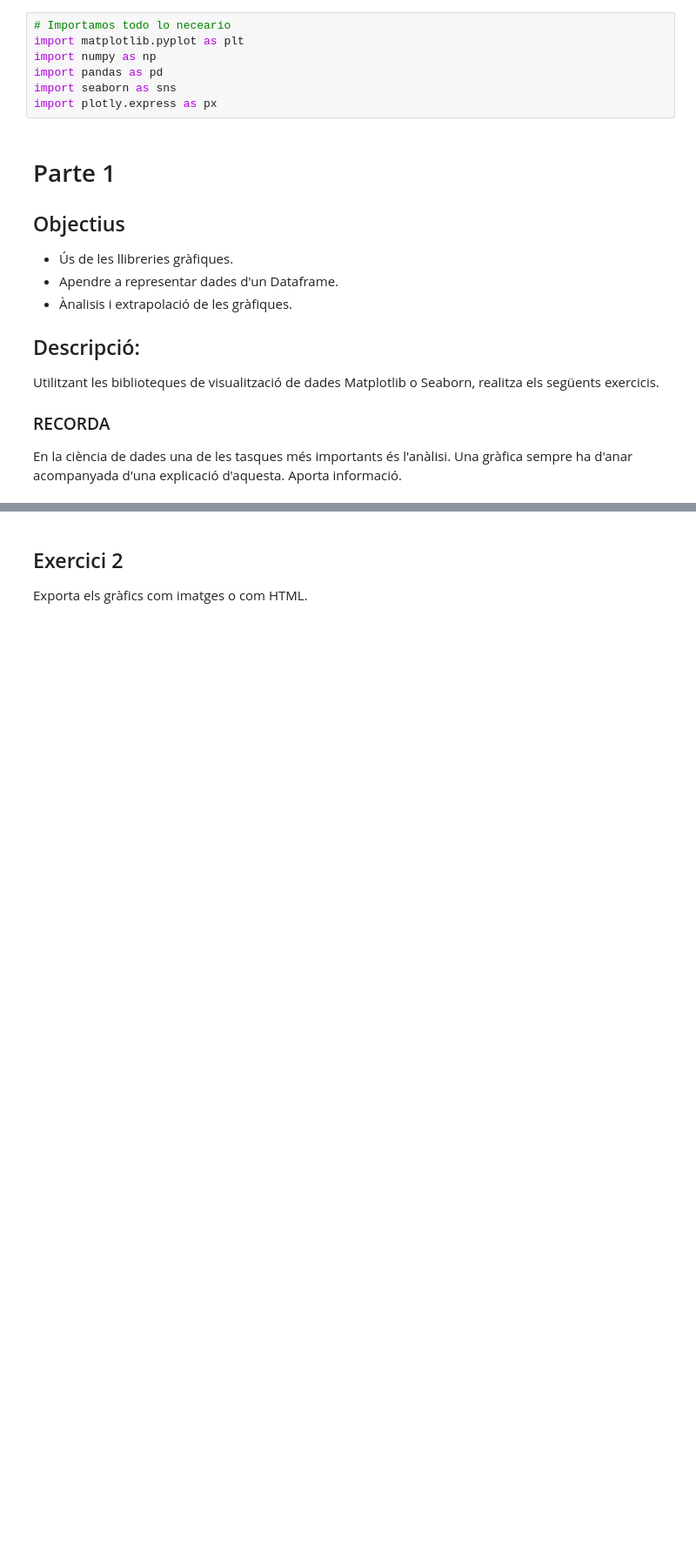
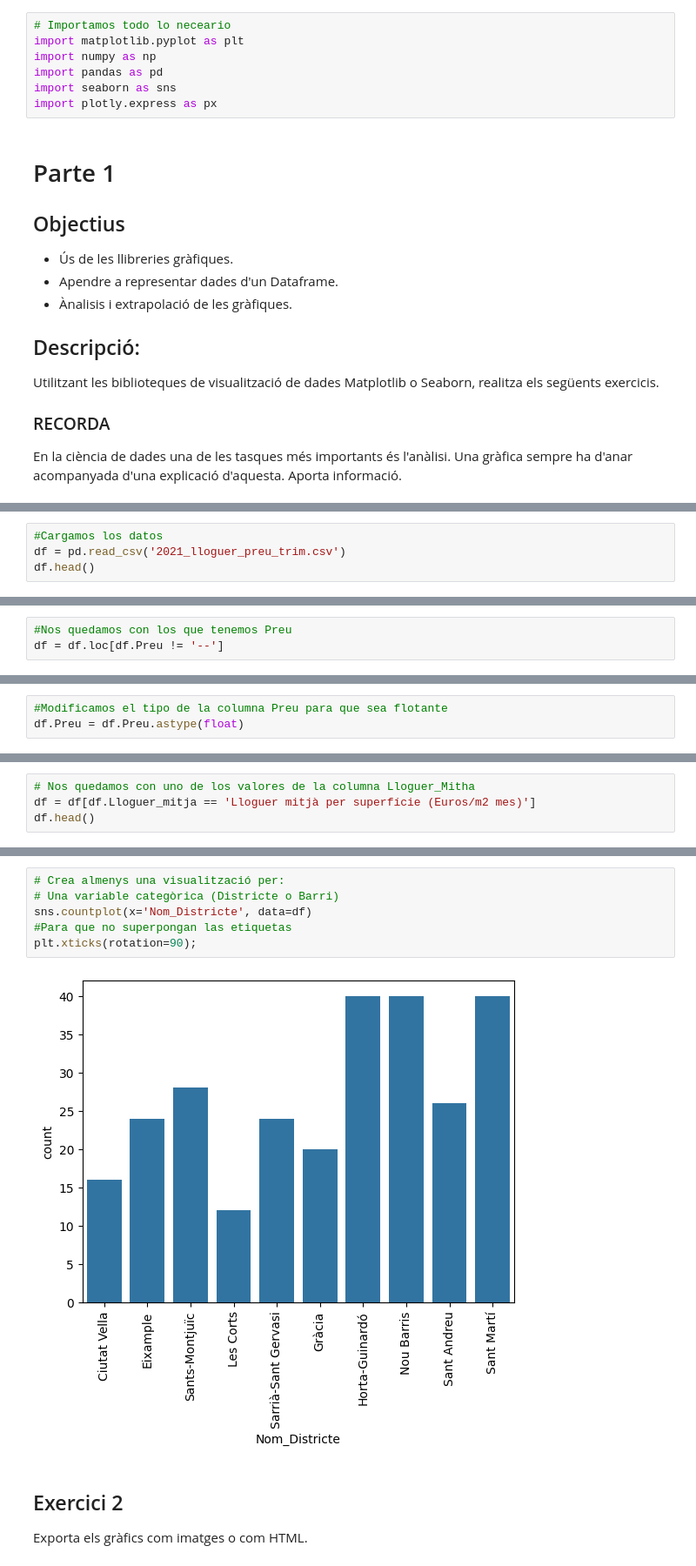
Before and after one commit to tonimartibarbera/Exercicis_Curs_Intro_analisi_de_dades_Python, a Jupyter notebook: Mòdul 4 - Exercicis.ipynb, the cells around one changed output, grey strips where cells are left out. Shown at 87% size. Drawn from its saved outputs; the diff is of its cells as text; blank space fills up the shorter version.

```diff
--- a/Mòdul 4 - Exercicis.ipynb
+++ b/Mòdul 4 - Exercicis.ipynb
@@ -34,3 +35,7 @@ Crea almenys una visualització per:
 - Una variable numèrica i una categòrica (Districte i Preu)
 - Dues variables numèriques (Any o Trimestre i Preu)
 - Tres variables (Barri o Districte, Trimestre i Preu)
+# %%
+#Cargamos los datos
+df = pd.read_csv('2021_lloguer_preu_trim.csv')
+df.head()
@@ -36,0 +113,3 @@ Crea almenys una visualització per:
+# %%
+#Nos quedamos con los que tenemos Preu
+df = df.loc[df.Preu != '--']
@@ -36,0 +134,3 @@ Crea almenys una visualització per:
+# %%
+#Modificamos el tipo de la columna Preu para que sea flotante
+df.Preu = df.Preu.astype(float)
@@ -36,0 +155,4 @@ Crea almenys una visualització per:
+# %%
+# Nos quedamos con uno de los valores de la columna Lloguer_Mitha
+df = df[df.Lloguer_mitja == 'Lloguer mitjà per superfície (Euros/m2 mes)']
+df.head()
@@ -37,3 +166,11 @@ Crea almenys una visualització per:
+# %%
+# Crea almenys una visualització per:
+# Una variable categòrica (Districte o Barri)
+sns.countplot(x='Nom_Districte', data=df)
+#Para que no superpongan las etiquetas
+plt.xticks(rotation=90);
+# %% [output]
+[figure, added]
 # %% [markdown]
 ## Exercici 2
 Exporta els gràfics com imatges o com HTML.
```
Also changed, not shown: parts of 10 cells of this notebook, 1 other file.
